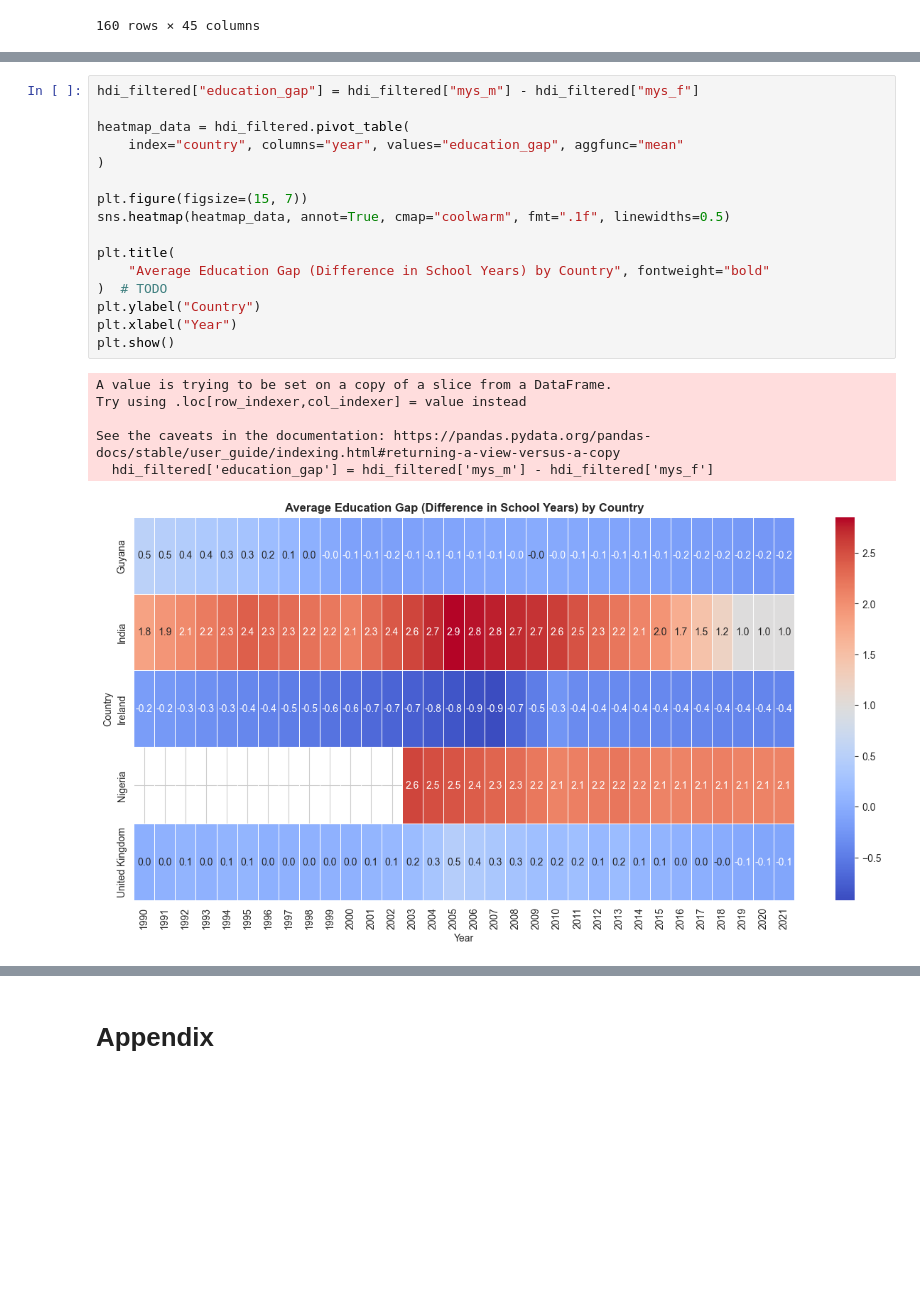
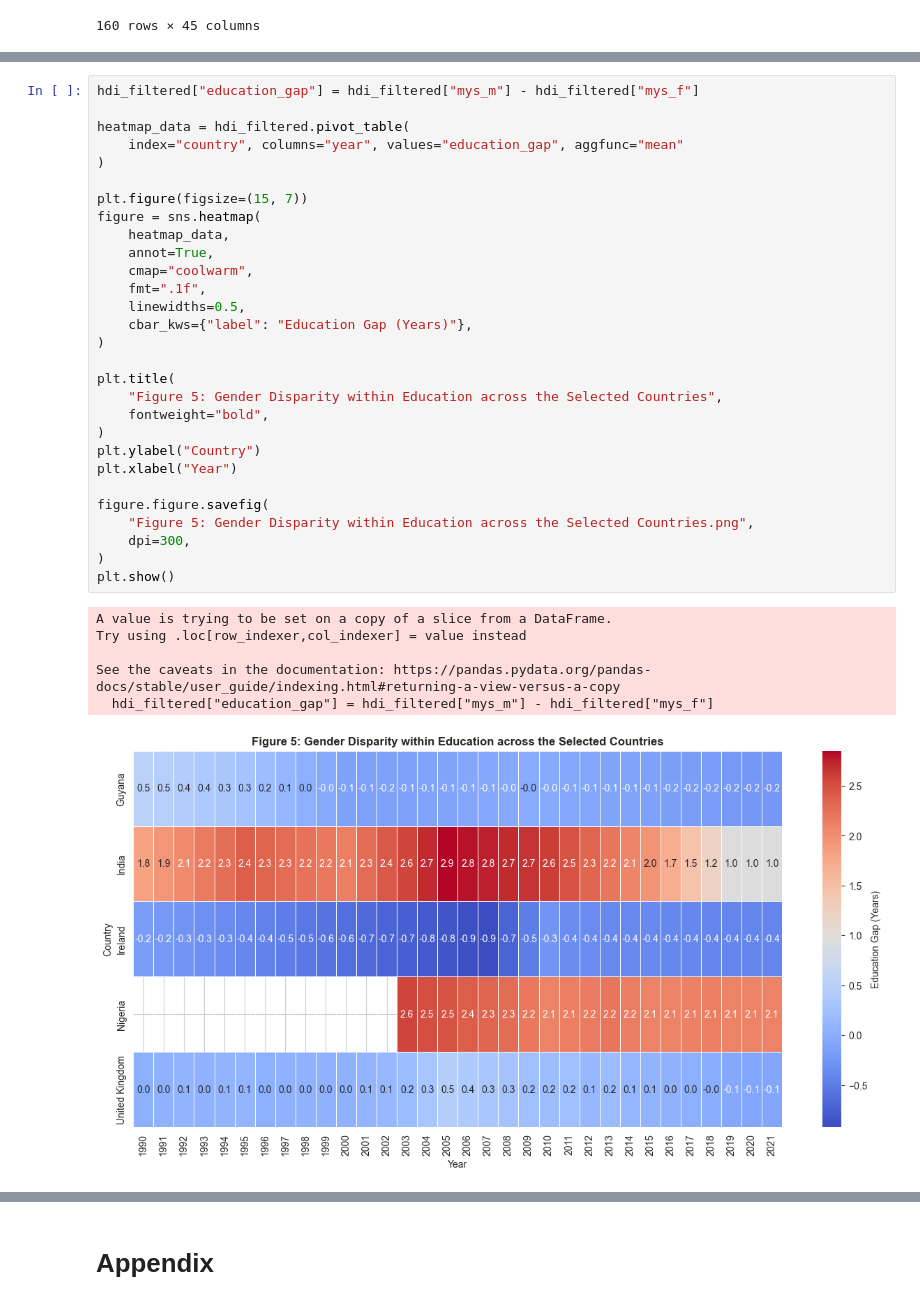
Before and after one commit to Karthaveerya-Kadiyala/MN5813_individual_final_project, a Jupyter notebook: 2601139_MN5813_Individual_Project.ipynb, the cells around one changed output, grey strips where cells are left out. Drawn from its saved outputs; the diff is of its cells as text; blank space fills up the shorter version.

```diff
--- a/2601139_MN5813_Individual_Project.ipynb
+++ b/2601139_MN5813_Individual_Project.ipynb
@@ -963,23 +912,36 @@ plt.show()
 # %%
 hdi_filtered["education_gap"] = hdi_filtered["mys_m"] - hdi_filtered["mys_f"]
 
 heatmap_data = hdi_filtered.pivot_table(
     index="country", columns="year", values="education_gap", aggfunc="mean"
 )
 
 plt.figure(figsize=(15, 7))
-sns.heatmap(heatmap_data, annot=True, cmap="coolwarm", fmt=".1f", linewidths=0.5)
+figure = sns.heatmap(
+    heatmap_data,
+    annot=True,
+    cmap="coolwarm",
+    fmt=".1f",
+    linewidths=0.5,
+    cbar_kws={"label": "Education Gap (Years)"},
+)
 
 plt.title(
-    "Average Education Gap (Difference in School Years) by Country", fontweight="bold"
-)  # TODO
+    "Figure 5: Gender Disparity within Education across the Selected Countries",
+    fontweight="bold",
+)
 plt.ylabel("Country")
 plt.xlabel("Year")
+
+figure.figure.savefig(
+    "Figure 5: Gender Disparity within Education across the Selected Countries.png",
+    dpi=300,
+)
 plt.show()
 # %% [output]
 A value is trying to be set on a copy of a slice from a DataFrame.
 Try using .loc[row_indexer,col_indexer] = value instead
 
 See the caveats in the documentation: https://pandas.pydata.org/pandas-docs/stable/user_guide/indexing.html#returning-a-view-versus-a-copy
-  hdi_filtered['education_gap'] = hdi_filtered['mys_m'] - hdi_filtered['mys_f']
+  hdi_filtered["education_gap"] = hdi_filtered["mys_m"] - hdi_filtered["mys_f"]
-[figure, old version]
+[figure, new version]
```
Also changed, not shown: parts of 88 cells of this notebook, 7 other files.
